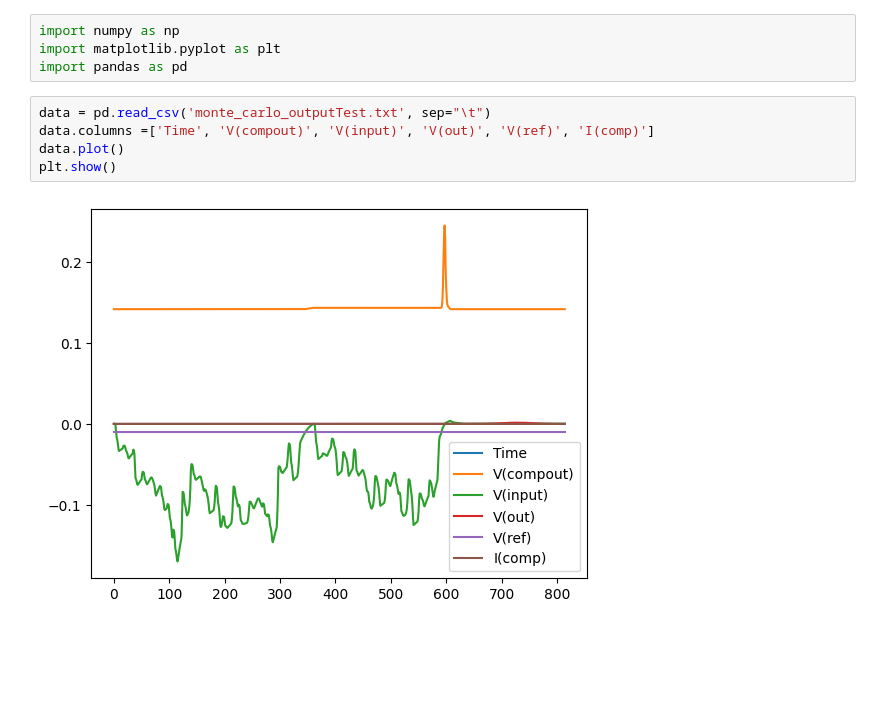
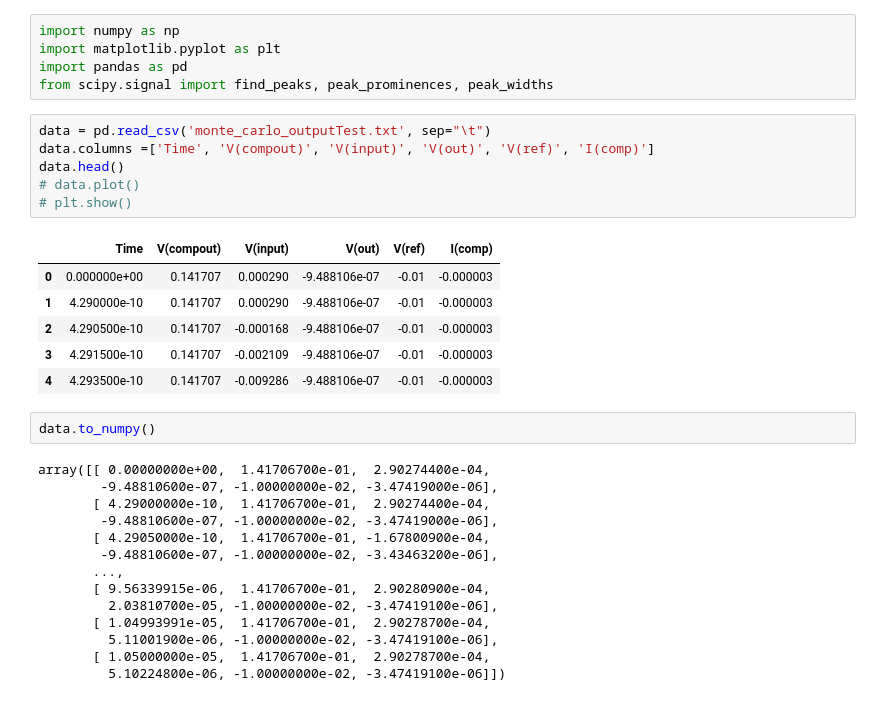
Before and after one commit to llbranch/Monte-Python, a Jupyter notebook: poetryEnv/poetryenv/ltSpiceAnalysis.ipynb, the cells around one changed output. Drawn from its saved outputs; the diff is of its cells as text; blank space fills up the shorter version.

```diff
--- a/poetryEnv/poetryenv/ltSpiceAnalysis.ipynb
+++ b/poetryEnv/poetryenv/ltSpiceAnalysis.ipynb
@@ -2,10 +2,33 @@
 import numpy as np
 import matplotlib.pyplot as plt
 import pandas as pd
+from scipy.signal import find_peaks, peak_prominences, peak_widths
 # %%
 data = pd.read_csv('monte_carlo_outputTest.txt', sep="\t")
 data.columns =['Time', 'V(compout)', 'V(input)', 'V(out)', 'V(ref)', 'I(comp)']
-data.plot()
-plt.show()
+data.head()
+# data.plot()
+# plt.show()
 # %% [output]
-[figure, removed]
+|  | Time | V(compout) | V(input) | V(out) | V(ref) | I(comp) |
+| 0 | 0.000000e+00 | 0.141707 | 0.000290 | -9.488106e-07 | -0.01 | -0.000003 |
+| 1 | 4.290000e-10 | 0.141707 | 0.000290 | -9.488106e-07 | -0.01 | -0.000003 |
+| 2 | 4.290500e-10 | 0.141707 | -0.000168 | -9.488106e-07 | -0.01 | -0.000003 |
+| 3 | 4.291500e-10 | 0.141707 | -0.002109 | -9.488106e-07 | -0.01 | -0.000003 |
+| 4 | 4.293500e-10 | 0.141707 | -0.009286 | -9.488106e-07 | -0.01 | -0.000003 |
+# %%
+data.to_numpy()
+# %% [output]
+array([[ 0.00000000e+00,  1.41706700e-01,  2.90274400e-04,
+        -9.48810600e-07, -1.00000000e-02, -3.47419000e-06],
+       [ 4.29000000e-10,  1.41706700e-01,  2.90274400e-04,
+        -9.48810600e-07, -1.00000000e-02, -3.47419000e-06],
+       [ 4.29050000e-10,  1.41706700e-01, -1.67800900e-04,
+        -9.48810600e-07, -1.00000000e-02, -3.43463200e-06],
+       ...,
+       [ 9.56339915e-06,  1.41706700e-01,  2.90280900e-04,
+         2.03810700e-05, -1.00000000e-02, -3.47419100e-06],
+       [ 1.04993991e-05,  1.41706700e-01,  2.90278700e-04,
+         5.11001900e-06, -1.00000000e-02, -3.47419100e-06],
+       [ 1.05000000e-05,  1.41706700e-01,  2.90278700e-04,
+         5.10224800e-06, -1.00000000e-02, -3.47419100e-06]])
```
Also changed, not shown: parts of 5 cells of this notebook, 2 other files.
